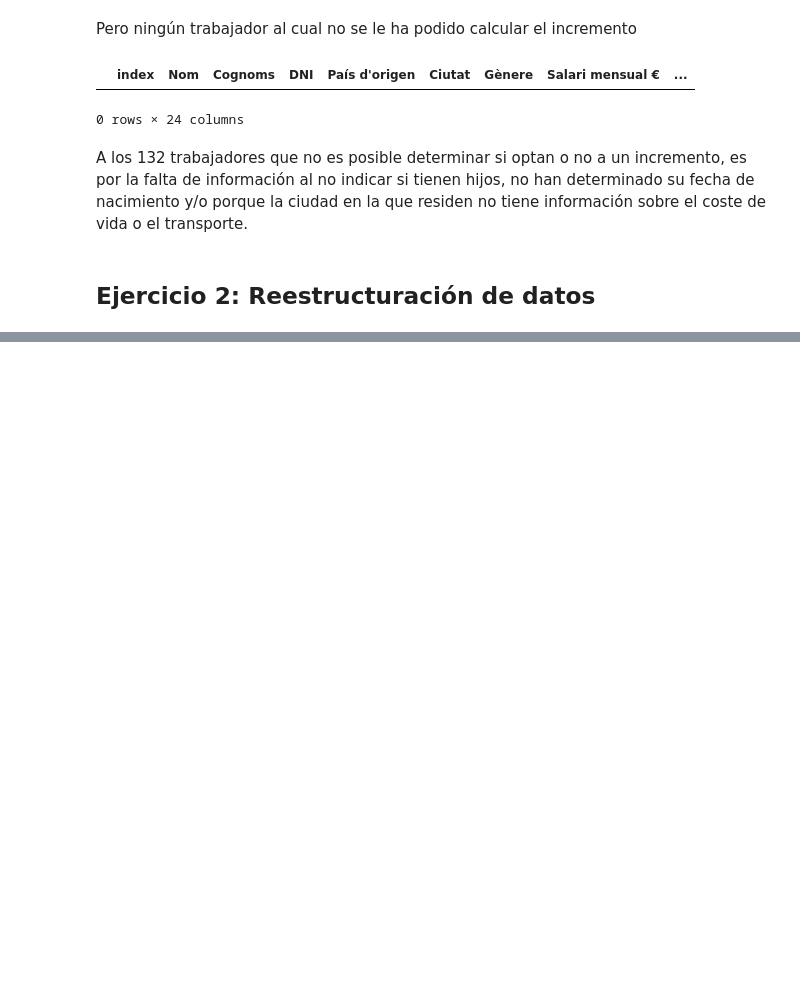
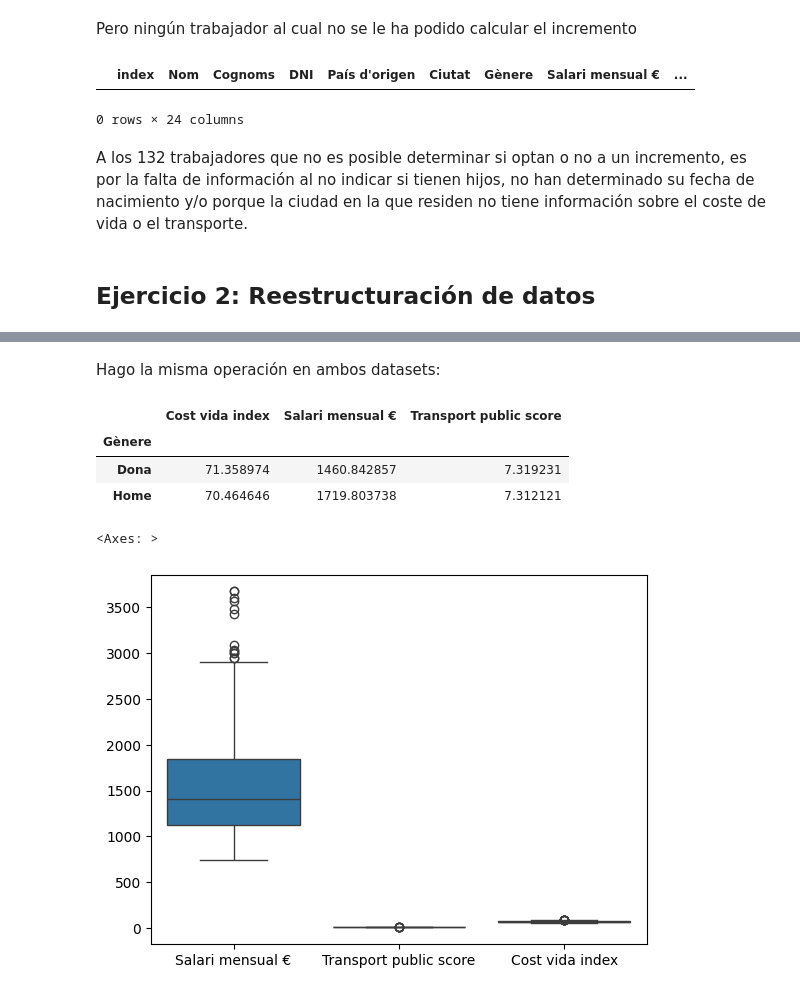
Before and after one commit to noelcarrionmatias/IT_Data, a Jupyter notebook: Especializacion/8_Sprint/ejercicios_s8.ipynb, the cells around one changed output, grey strips where cells are left out. Saved outputs shown, nothing was run; the diff lists cells and outputs as text; code cells hidden in the pictures; blank space fills up the shorter version.

```diff
--- a/Especializacion/8_Sprint/ejercicios_s8.ipynb
+++ b/Especializacion/8_Sprint/ejercicios_s8.ipynb
@@ -2216,0 +2246,16 @@ A los 132 trabajadores que no es posible determinar si optan o no a un increment
+# %% [markdown]
+Hago la misma operación en ambos datasets:
+# %%
+dataset_s8.groupby(['Gènere'])[['Cost vida index','Salari mensual €','Transport public score']].mean()
+# %% [output]
+|  | Cost vida index | Salari mensual € | Transport public score |
+| Gènere |  |  |  |
+| Dona | 71.358974 | 1460.842857 | 7.319231 |
+| Home | 70.464646 | 1719.803738 | 7.312121 |
+# %%
+sns.boxplot(
+    data=dataset_s8[[ 'Salari mensual €','Transport public score','Cost vida index']]
+    )
+# %% [output]
+<Axes: >
+[figure, added]
```
Also changed, not shown: parts of 79 cells of this notebook, 8 other files.
